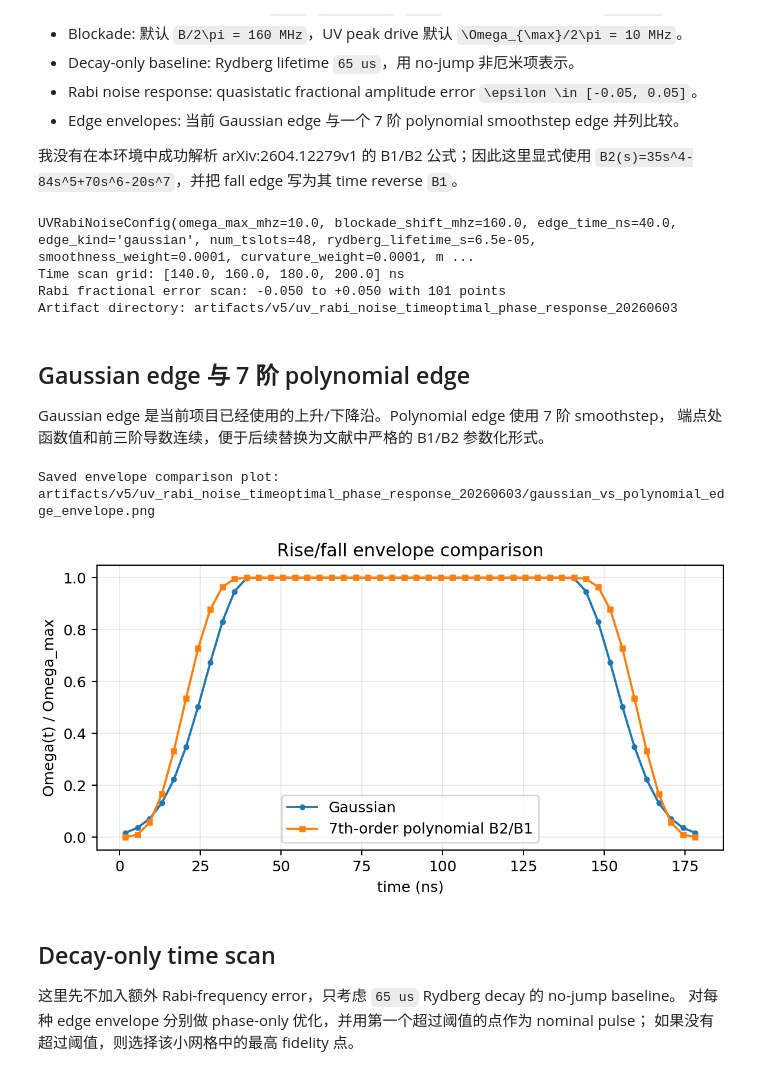
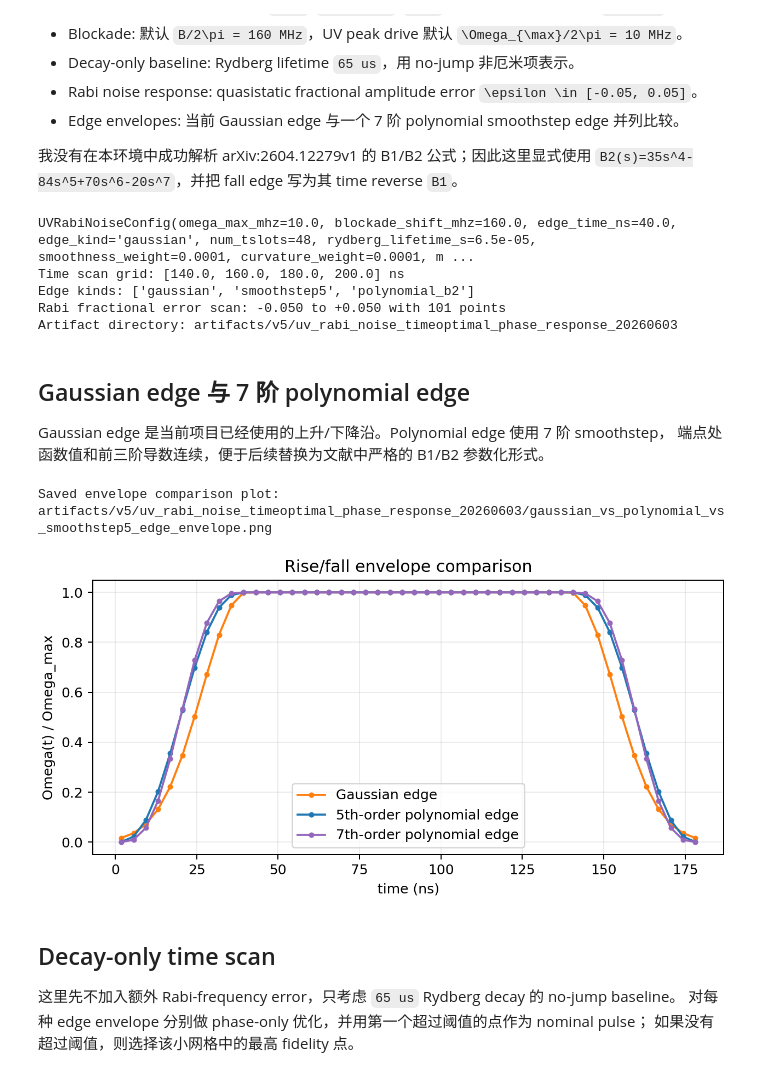
Before and after one commit to Eris-li/Noise-Tolerant-Quantum-Control-Optimization, a Jupyter notebook: notebooks/yb171_uv_rabi_noise_timeoptimal_phase_response.ipynb, the cells around one changed output. Drawn from its saved outputs; the diff is of its cells as text; code cells hidden in the pictures.

```diff
--- a/notebooks/yb171_uv_rabi_noise_timeoptimal_phase_response.ipynb
+++ b/notebooks/yb171_uv_rabi_noise_timeoptimal_phase_response.ipynb
@@ -368,6 +389,24 @@ BASE_CONFIG = UVRabiNoiseConfig(
 )
 GAUSSIAN_CONFIG = BASE_CONFIG
 POLYNOMIAL_CONFIG = replace(BASE_CONFIG, edge_kind="polynomial_b2")
+SMOOTHSTEP5_CONFIG = replace(BASE_CONFIG, edge_kind="smoothstep5")
+
+CONFIG_BY_EDGE = {
+    "gaussian": GAUSSIAN_CONFIG,
+    "smoothstep5": SMOOTHSTEP5_CONFIG,
+    "polynomial_b2": POLYNOMIAL_CONFIG,
+}
+
+EDGE_COLORS = {
+    "gaussian": "tab:orange",
+    "smoothstep5": "tab:blue",
+    "polynomial_b2": "tab:purple",
+}
+EDGE_LABELS = {
+    "gaussian": "Gaussian edge",
+    "smoothstep5": "5th-order polynomial edge",
+    "polynomial_b2": "7th-order polynomial edge",
+}
 
 TIME_GRID_NS = [140.0, 160.0, 180.0, 200.0]
 EPSILON_VALUES = np.linspace(-0.05, 0.05, 101, dtype=np.float64)
@@ -376,11 +415,13 @@ ARTIFACT_DIR.mkdir(parents=True, exist_ok=True)
 
 print(BASE_CONFIG)
 print(f"Time scan grid: {TIME_GRID_NS} ns")
+print(f"Edge kinds: {list(CONFIG_BY_EDGE)}")
 print(f"Rabi fractional error scan: {EPSILON_VALUES[0]:+.3f} to {EPSILON_VALUES[-1]:+.3f} with {len(EPSILON_VALUES)} points")
 print(f"Artifact directory: {ARTIFACT_DIR}")
 # %% [output]
 UVRabiNoiseConfig(omega_max_mhz=10.0, blockade_shift_mhz=160.0, edge_time_ns=40.0, edge_kind='gaussian', num_tslots=48, rydberg_lifetime_s=6.5e-05, smoothness_weight=0.0001, curvature_weight=0.0001, m ...
 Time scan grid: [140.0, 160.0, 180.0, 200.0] ns
+Edge kinds: ['gaussian', 'smoothstep5', 'polynomial_b2']
 Rabi fractional error scan: -0.050 to +0.050 with 101 points
 Artifact directory: artifacts/v5/uv_rabi_noise_timeoptimal_phase_response_20260603
 # %% [markdown]
@@ -390,25 +431,34 @@ Gaussian edge 是当前项目已经使用的上升/下降沿。Polynomial edge
 端点处函数值和前三阶导数连续，便于后续替换为文献中严格的 B1/B2 参数化形式。
 # %%
 probe_time_ns = 180.0
-gaussian_model = UVPhaseModel(GAUSSIAN_CONFIG, total_time_ns=probe_time_ns)
-polynomial_model = UVPhaseModel(POLYNOMIAL_CONFIG, total_time_ns=probe_time_ns)
+models_for_envelope = {edge_kind: UVPhaseModel(config, total_time_ns=probe_time_ns) for edge_kind, config in CONFIG_BY_EDGE.items()}
 slot_times_ns = (np.arange(BASE_CONFIG.num_tslots) + 0.5) * probe_time_ns / BASE_CONFIG.num_tslots
 
-fig, ax = plt.subplots(figsize=(6.5, 3.4), constrained_layout=True)
-ax.plot(slot_times_ns, gaussian_model.envelope, marker="o", ms=3, lw=1.5, label="Gaussian")
-ax.plot(slot_times_ns, polynomial_model.envelope, marker="s", ms=3, lw=1.5, label="7th-order polynomial B2/B1")
+fig, ax = plt.subplots(figsize=(7.0, 3.5), constrained_layout=True)
+for edge_kind, model in models_for_envelope.items():
+    ax.plot(
+        slot_times_ns,
+        model.envelope,
+        marker="o",
+        ms=3,
+        lw=1.5,
+        color=EDGE_COLORS[edge_kind],
+        label=EDGE_LABELS[edge_kind],
+    )
 ax.set_xlabel("time (ns)")
 ax.set_ylabel("Omega(t) / Omega_max")
 ax.set_title("Rise/fall envelope comparison")
 ax.grid(alpha=0.25)
 ax.legend()
-envelope_png = ARTIFACT_DIR / "gaussian_vs_polynomial_edge_envelope.png"
+envelope_png = ARTIFACT_DIR / "gaussian_vs_polynomial_vs_smoothstep5_edge_envelope.png"
 fig.savefig(envelope_png, dpi=180)
 plt.close(fig)
+legacy_envelope_png = ARTIFACT_DIR / "gaussian_vs_polynomial_edge_envelope.png"
+legacy_envelope_png.write_bytes(envelope_png.read_bytes())
 print(f"Saved envelope comparison plot: {envelope_png}")
 # %% [output]
-Saved envelope comparison plot: artifacts/v5/uv_rabi_noise_timeoptimal_phase_response_20260603/gaussian_vs_polynomial_edge_envelope.png
+Saved envelope comparison plot: artifacts/v5/uv_rabi_noise_timeoptimal_phase_response_20260603/gaussian_vs_polynomial_vs_smoothstep5_edge_envelope.png
-[figure, old version]
+[figure, new version]
 # %% [markdown]
 ## Decay-only time scan
 
```
Also changed, not shown: parts of 6 cells of this notebook, 11 other files.
